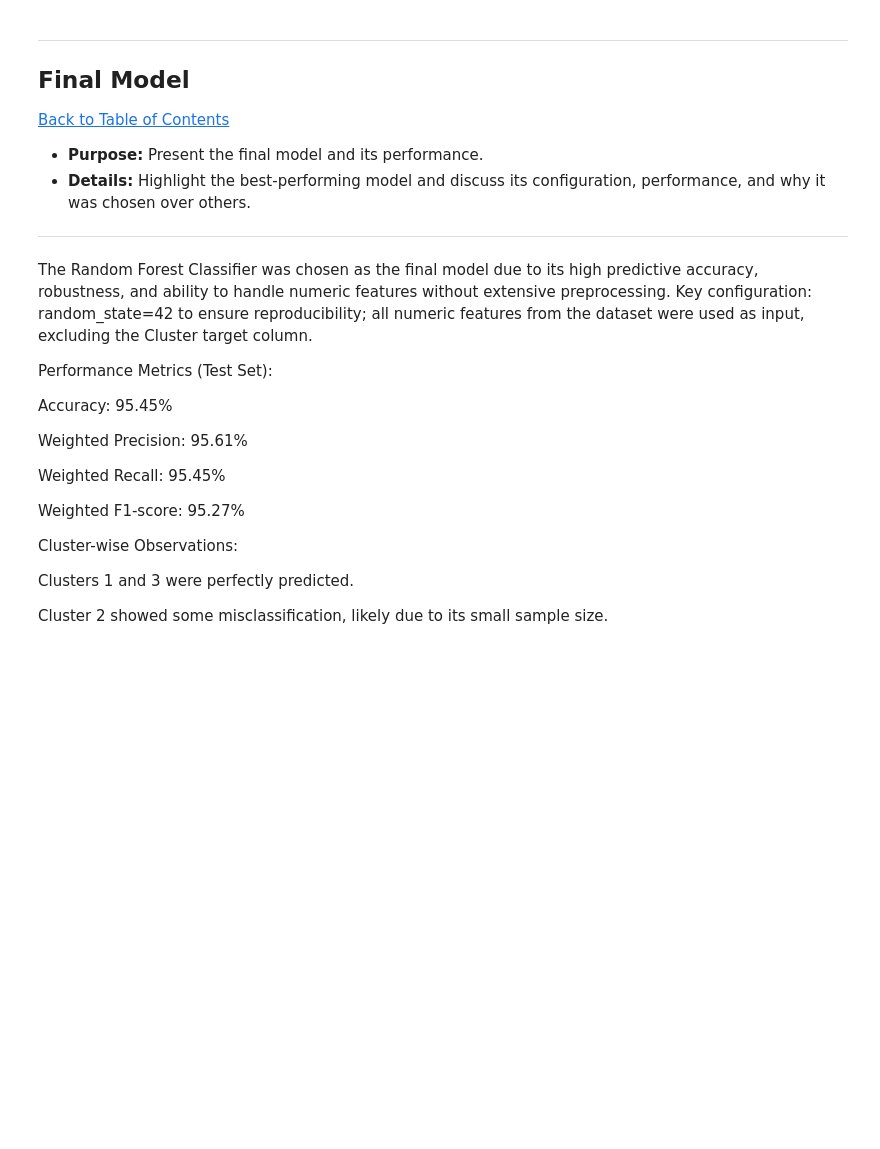
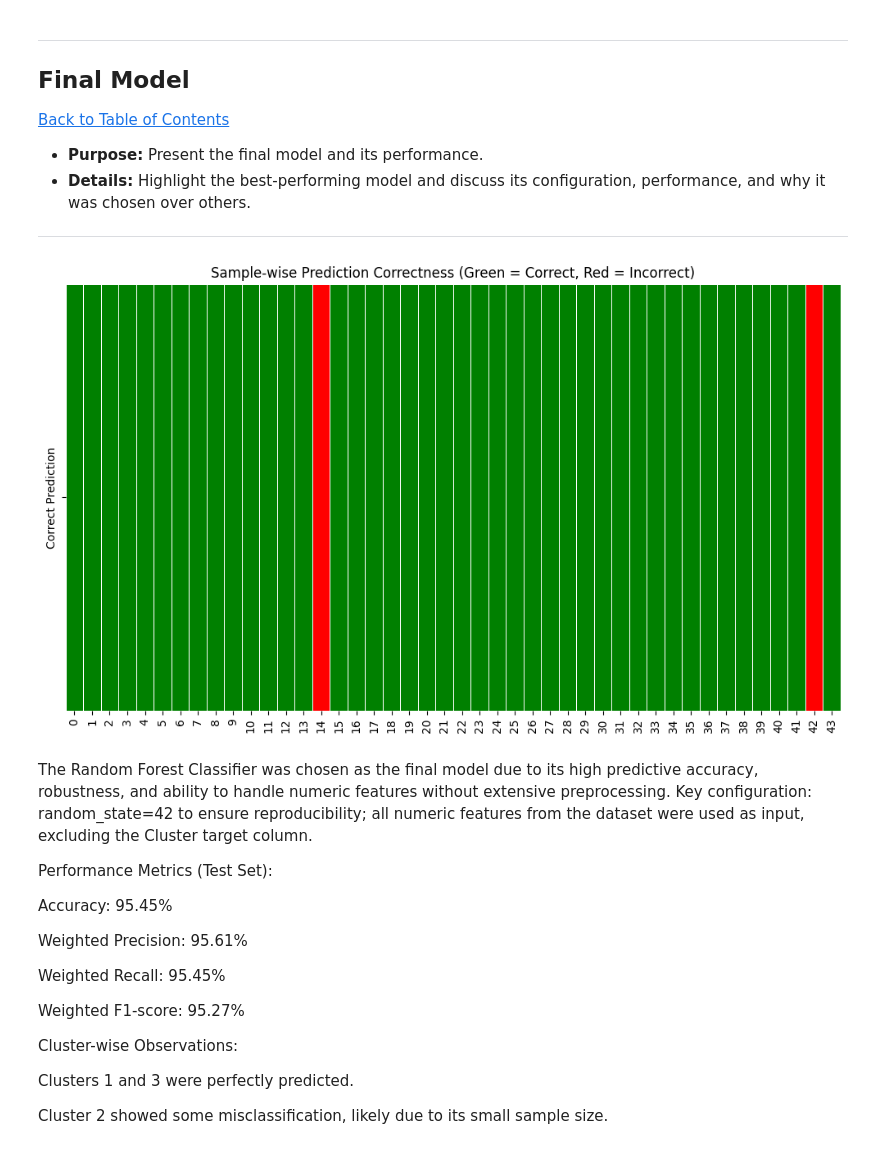
Before and after one commit to Jeremy809/Workplace, a Jupyter notebook: QCTO---Workplace-Module-Notebook-Template-4571.ipynb, the cells around one changed output. Saved outputs shown, nothing was run; the diff lists cells and outputs as text; code cells hidden in the pictures; blank space fills up the shorter version.

```diff
--- a/QCTO---Workplace-Module-Notebook-Template-4571.ipynb
+++ b/QCTO---Workplace-Module-Notebook-Template-4571.ipynb
@@ -979,6 +979,25 @@ weighted avg       0.96      0.96      0.96       219
 * **Purpose:** Present the final model and its performance.
 * **Details:** Highlight the best-performing model and discuss its configuration, performance, and why it was chosen over others.
 ---
+# %%
+import matplotlib.colors as mcolors
+
+# Create numeric column: 1 = correct, 0 = incorrect
+comparison_df['Correct_Num'] = comparison_df['Correct'].astype(int)
+
+# Define discrete colormap: 0 = red, 1 = green
+cmap = mcolors.ListedColormap(['red', 'green'])
+
+plt.figure(figsize=(10,6))
+sns.heatmap(comparison_df[['Correct_Num']].T, cmap=cmap, cbar=False, linewidths=0.5)
+plt.yticks([0.5], ['Correct Prediction'])
+plt.xticks(rotation=90)
+plt.title("Sample-wise Prediction Correctness (Green = Correct, Red = Incorrect)")
+plt.tight_layout()
+plt.savefig("samplewise_prediction.png")
+plt.show()
+# %% [output]
+[figure, added]
 # %% [markdown]
 The Random Forest Classifier was chosen as the final model due to its high predictive accuracy, robustness, and ability to handle numeric features without extensive preprocessing. Key configuration: random_state=42 to ensure reproducibility; all numeric features from the dataset were used as input, excluding the Cluster target column.
 
```
Also changed, not shown: 2 other files.
